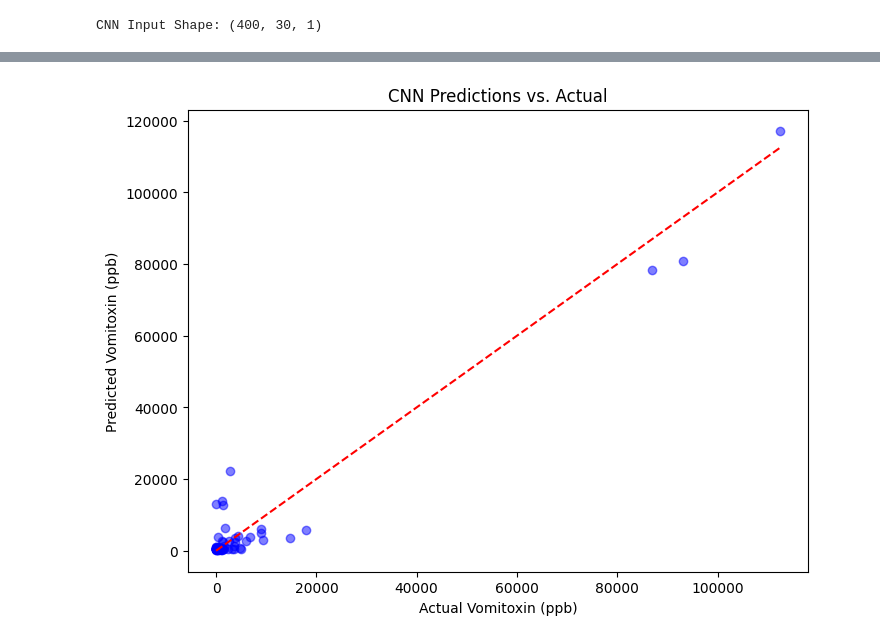
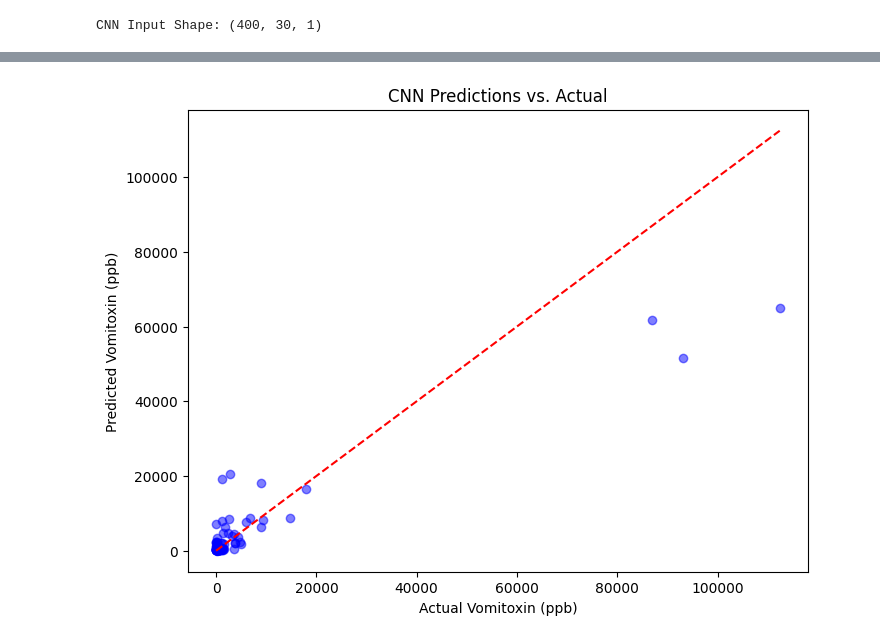
Before and after one commit to abinesh211-py/Machine-Learning-projects, a Jupyter notebook: Mltask/mlTask1.ipynb, the cells around one changed output, grey strips where cells are left out. Saved outputs shown, nothing was run; the diff lists cells and outputs as text; code cells hidden in the pictures.

```diff
--- a/Mltask/mlTask1.ipynb
+++ b/Mltask/mlTask1.ipynb
@@ -117,16 +117,23 @@ CNN Input Shape: (400, 30, 1)
 # %%
 cnn_model = Sequential([
     Conv1D(filters=128, kernel_size=9, activation='relu', input_shape=(X_train_cnn.shape[1], 1)),
+    BatchNormalization(),
+
     Conv1D(filters=64, kernel_size=5, activation='relu'),
     BatchNormalization(),
+
     Conv1D(filters=32, kernel_size=3, activation='relu'),
     Flatten(),
+
     Dense(128, activation='relu'),
     Dropout(0.3),
+
     Dense(64, activation='relu'),
     Dense(1)  # Output layer
 ])
 
-cnn_model.compile(optimizer=tf.keras.optimizers.Adam(learning_rate=0.0003), loss='mse')
+# Slightly increase learning rate for stability
+cnn_model.compile(optimizer=tf.keras.optimizers.Adam(learning_rate=0.001), loss='mse')
+
 cnn_model.summary()
 # %% [output]
@@ -174,10 +181,10 @@ Epoch 200/200
 # %%
 # Predictions
-y_pred_cnn = cnn_model.predict(X_test_cnn)
+y_pred = cnn_model.predict(X_test_cnn)
 
 # Compute RMSE & R²
-rmse = np.sqrt(mean_squared_error(y_test, y_pred_cnn))
-r2 = r2_score(y_test, y_pred_cnn)
+rmse = np.sqrt(mean_squared_error(y_test, y_pred))
+r2 = r2_score(y_test, y_pred)
 
 print(f"CNN RMSE: {rmse:.2f}, R²: {r2:.4f}")
 # %% [output]
@@ -186,10 +193,10 @@ CNN RMSE: 3948.47, R²: 0.9442
 # %%
 plt.figure(figsize=(8, 6))
-plt.scatter(y_test, y_pred_cnn, alpha=0.5, color="blue")
+plt.scatter(y_test, y_pred, alpha=0.5, color="blue")
 plt.xlabel("Actual Vomitoxin (ppb)")
 plt.ylabel("Predicted Vomitoxin (ppb)")
 plt.title("CNN Predictions vs. Actual")
 plt.plot([min(y_test), max(y_test)], [min(y_test), max(y_test)], color='red', linestyle='--')  # Diagonal line
 plt.show()
 # %% [output]
-[figure, old version]
+[figure, new version]
```
Also changed, not shown: parts of 5 cells of this notebook, 4 other files.
